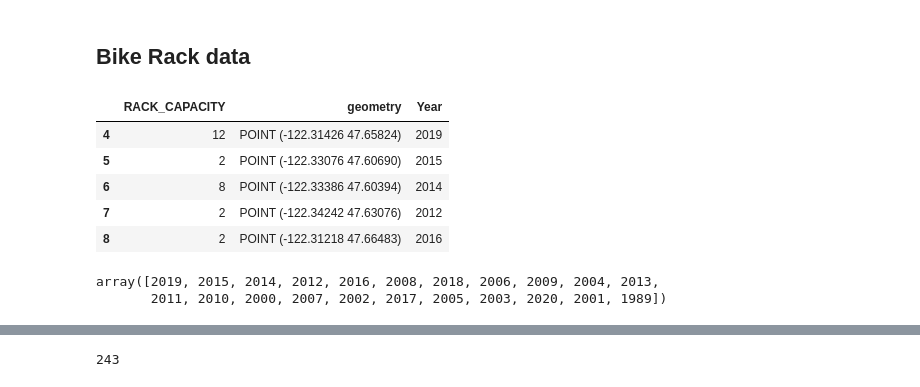
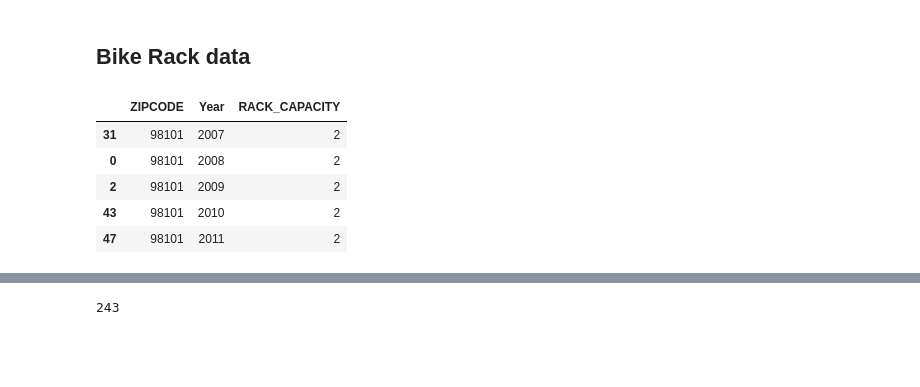
Before and after one commit to Greening-Seattle/Prediction, a Jupyter notebook: Data_Compiler.ipynb, the cells around one changed output, grey strips where cells are left out. Drawn from its saved outputs; the diff is of its cells as text; code cells hidden in the pictures; blank space fills up the shorter version.

```diff
--- a/Data_Compiler.ipynb
+++ b/Data_Compiler.ipynb
@@ -97,14 +88,15 @@ racks = racks.drop(columns='INSTALL_DATE')
+# %%
+zips_racks = gpd.sjoin(zips_sea, racks_filtered, op='contains')
+zips_racks.reset_index(inplace=True)
+zips_racks = zips_racks[['ZIPCODE', 'Year', 'RACK_CAPACITY']]
+zips_racks.drop_duplicates(subset=['ZIPCODE', 'Year'], inplace=True)
+zips_racks.sort_values(by=['ZIPCODE', 'Year'], inplace=True)
 # %%
-racks.head()
+zips_racks.head()
 # %% [output]
-|  | RACK_CAPACITY | geometry | Year |
-| 4 | 12 | POINT (-122.31426 47.65824) | 2019 |
-| 5 | 2 | POINT (-122.33076 47.60690) | 2015 |
-| 6 | 8 | POINT (-122.33386 47.60394) | 2014 |
-| 7 | 2 | POINT (-122.34242 47.63076) | 2012 |
-| 8 | 2 | POINT (-122.31218 47.66483) | 2016 |
+|  | ZIPCODE | Year | RACK_CAPACITY |
+| 31 | 98101 | 2007 | 2 |
+| 0 | 98101 | 2008 | 2 |
+| 2 | 98101 | 2009 | 2 |
+| 43 | 98101 | 2010 | 2 |
+| 47 | 98101 | 2011 | 2 |
-# %%
-racks['Year'].unique()
-# %% [output]
-array([2019, 2015, 2014, 2012, 2016, 2008, 2018, 2006, 2009, 2004, 2013,
-       2011, 2010, 2000, 2007, 2002, 2017, 2005, 2003, 2020, 2001, 1989])
```
Also changed, not shown: parts of 45 cells of this notebook.
